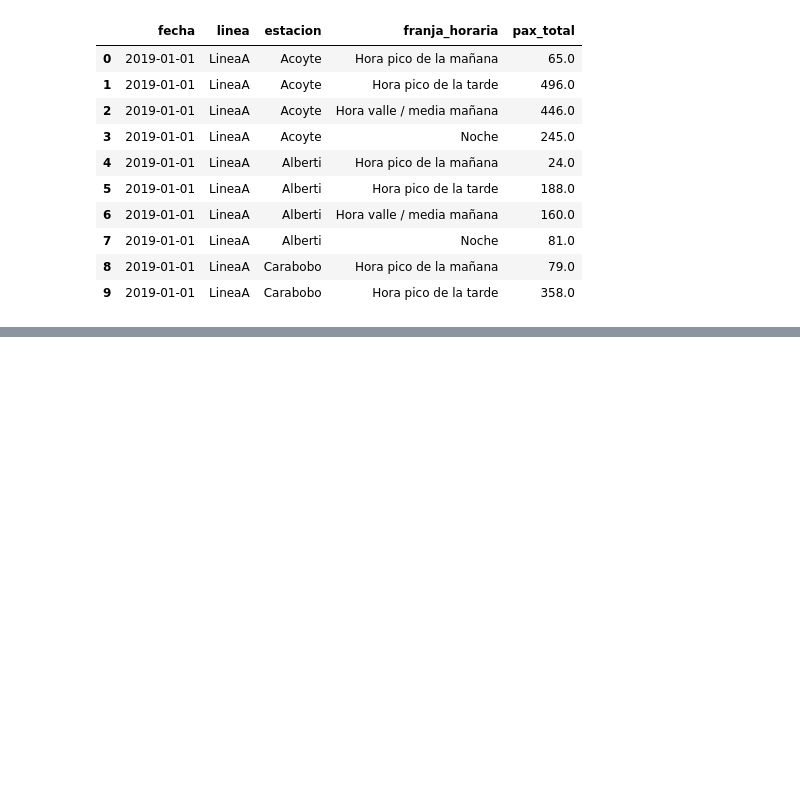
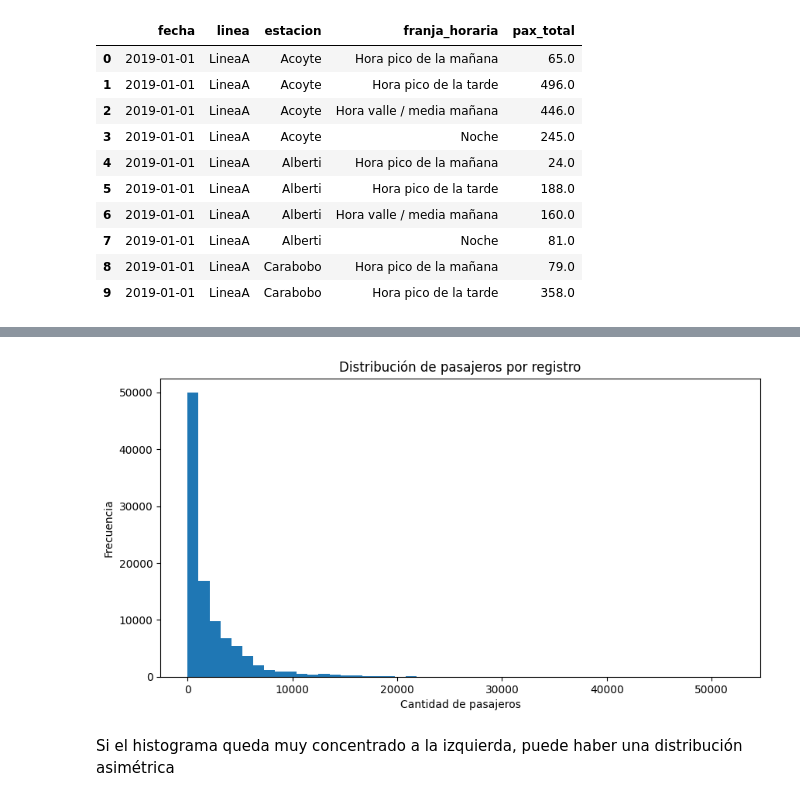
Before and after one commit to ChronosXV/Metodologia_grupo2, a Jupyter notebook: Metodologia_1_Grupo_2_Validado.ipynb, the cells around one changed output, grey strips where cells are left out. Cells and saved outputs as stored; diff of their text form; code cells hidden in the pictures; blank space fills up the shorter version.

```diff
--- a/Metodologia_1_Grupo_2_Validado.ipynb
+++ b/Metodologia_1_Grupo_2_Validado.ipynb
@@ -844,0 +1090,14 @@ Nota: redujimos la dimensionalidad de los datos por franja horaria, hacer esto c
+# %%
+# Consultamos los datos para ver como quedaron
+
+ruta_unificado_dim = "/content/drive/MyDrive/Datos_csv/datos_limpios/historico_2017_2021_dim.parquet"
+
+con = duckdb.connect()
+
+df_muestra = con.execute(f"""
+    SELECT *
+    FROM read_parquet('{ruta_unificado_dim}')
+    LIMIT 20
+""").df()
+
+df_muestra
@@ -844,0 +1164,19 @@ Nota: redujimos la dimensionalidad de los datos por franja horaria, hacer esto c
+# %%
+# Gráfico: distribución de pasajeros
+df_muestra_pax = con.execute(f"""
+    SELECT pax_total
+    FROM read_parquet('{ruta_unificado_dim}')
+    WHERE pax_total IS NOT NULL
+    USING SAMPLE 100000 ROWS
+""").df()
+
+plt.figure(figsize=(10, 5))
+plt.hist(df_muestra_pax["pax_total"], bins=50)
+plt.title("Distribución de pasajeros por registro")
+plt.xlabel("Cantidad de pasajeros")
+plt.ylabel("Frecuencia")
+plt.show()
+# %% [output]
+[figure, added]
+# %% [markdown]
+Si el histograma queda muy concentrado a la izquierda, puede haber una distribución asimétrica
```
Also changed, not shown: parts of 41 cells of this notebook.
